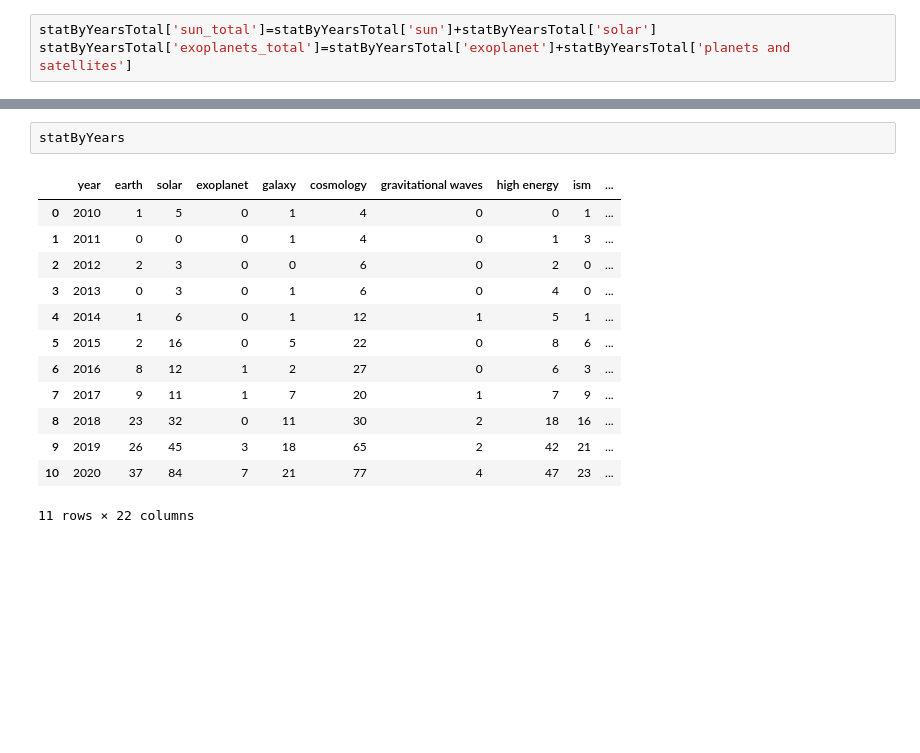
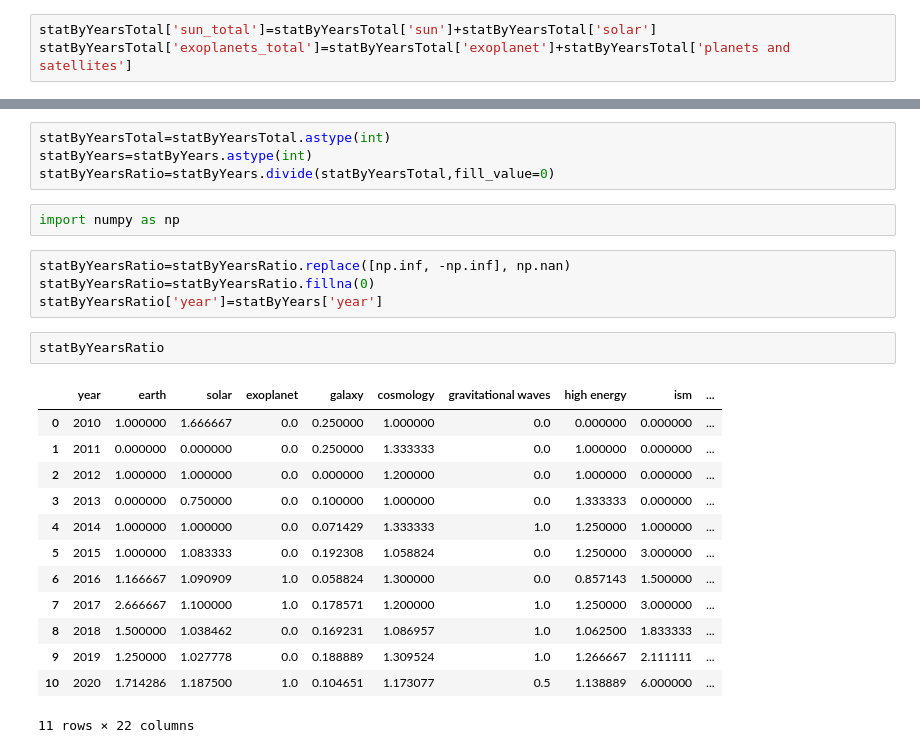
Before and after one commit to ShrRa/thesis_astroML, a Jupyter notebook: topicsFromKeywords.ipynb, the cells around one changed output, grey strips where cells are left out. Saved outputs shown, nothing was run; the diff lists cells and outputs as text; blank space fills up the shorter version.

```diff
--- a/topicsFromKeywords.ipynb
+++ b/topicsFromKeywords.ipynb
@@ -183,17 +225,27 @@ statByYearsTotal
 11 rows × 22 columns
-# %%
-statByYears
-# %% [output]
-|  | year | earth | solar | exoplanet | galaxy | cosmology | gravitational waves | high energy | ism | ... |
-| 0 | 2010 | 1 | 5 | 0 | 1 | 4 | 0 | 0 | 1 | ... |
-| 1 | 2011 | 0 | 0 | 0 | 1 | 4 | 0 | 1 | 3 | ... |
-| 2 | 2012 | 2 | 3 | 0 | 0 | 6 | 0 | 2 | 0 | ... |
-| 3 | 2013 | 0 | 3 | 0 | 1 | 6 | 0 | 4 | 0 | ... |
-| 4 | 2014 | 1 | 6 | 0 | 1 | 12 | 1 | 5 | 1 | ... |
-| 5 | 2015 | 2 | 16 | 0 | 5 | 22 | 0 | 8 | 6 | ... |
-| 6 | 2016 | 8 | 12 | 1 | 2 | 27 | 0 | 6 | 3 | ... |
-| 7 | 2017 | 9 | 11 | 1 | 7 | 20 | 1 | 7 | 9 | ... |
-| 8 | 2018 | 23 | 32 | 0 | 11 | 30 | 2 | 18 | 16 | ... |
-| 9 | 2019 | 26 | 45 | 3 | 18 | 65 | 2 | 42 | 21 | ... |
-| 10 | 2020 | 37 | 84 | 7 | 21 | 77 | 4 | 47 | 23 | ... |
-11 rows × 22 columns
+# %%
+statByYearsTotal=statByYearsTotal.astype(int)
+statByYears=statByYears.astype(int)
+statByYearsRatio=statByYears.divide(statByYearsTotal,fill_value=0)
+# %%
+import numpy as np
+# %%
+statByYearsRatio=statByYearsRatio.replace([np.inf, -np.inf], np.nan)
+statByYearsRatio=statByYearsRatio.fillna(0)
+statByYearsRatio['year']=statByYears['year']
+# %%
+statByYearsRatio
+# %% [output]
+|  | year | earth | solar | exoplanet | galaxy | cosmology | gravitational waves | high energy | ism | ... |
+| 0 | 2010 | 1.000000 | 1.666667 | 0.0 | 0.250000 | 1.000000 | 0.0 | 0.000000 | 0.000000 | ... |
+| 1 | 2011 | 0.000000 | 0.000000 | 0.0 | 0.250000 | 1.333333 | 0.0 | 1.000000 | 0.000000 | ... |
+| 2 | 2012 | 1.000000 | 1.000000 | 0.0 | 0.000000 | 1.200000 | 0.0 | 1.000000 | 0.000000 | ... |
+| 3 | 2013 | 0.000000 | 0.750000 | 0.0 | 0.100000 | 1.000000 | 0.0 | 1.333333 | 0.000000 | ... |
+| 4 | 2014 | 1.000000 | 1.000000 | 0.0 | 0.071429 | 1.333333 | 1.0 | 1.250000 | 1.000000 | ... |
+| 5 | 2015 | 1.000000 | 1.083333 | 0.0 | 0.192308 | 1.058824 | 0.0 | 1.250000 | 3.000000 | ... |
+| 6 | 2016 | 1.166667 | 1.090909 | 1.0 | 0.058824 | 1.300000 | 0.0 | 0.857143 | 1.500000 | ... |
+| 7 | 2017 | 2.666667 | 1.100000 | 1.0 | 0.178571 | 1.200000 | 1.0 | 1.250000 | 3.000000 | ... |
+| 8 | 2018 | 1.500000 | 1.038462 | 0.0 | 0.169231 | 1.086957 | 1.0 | 1.062500 | 1.833333 | ... |
+| 9 | 2019 | 1.250000 | 1.027778 | 0.0 | 0.188889 | 1.309524 | 1.0 | 1.266667 | 2.111111 | ... |
+| 10 | 2020 | 1.714286 | 1.187500 | 1.0 | 0.104651 | 1.173077 | 0.5 | 1.138889 | 6.000000 | ... |
+11 rows × 22 columns
```
Also changed, not shown: parts of 16 cells of this notebook, 1 other file.
